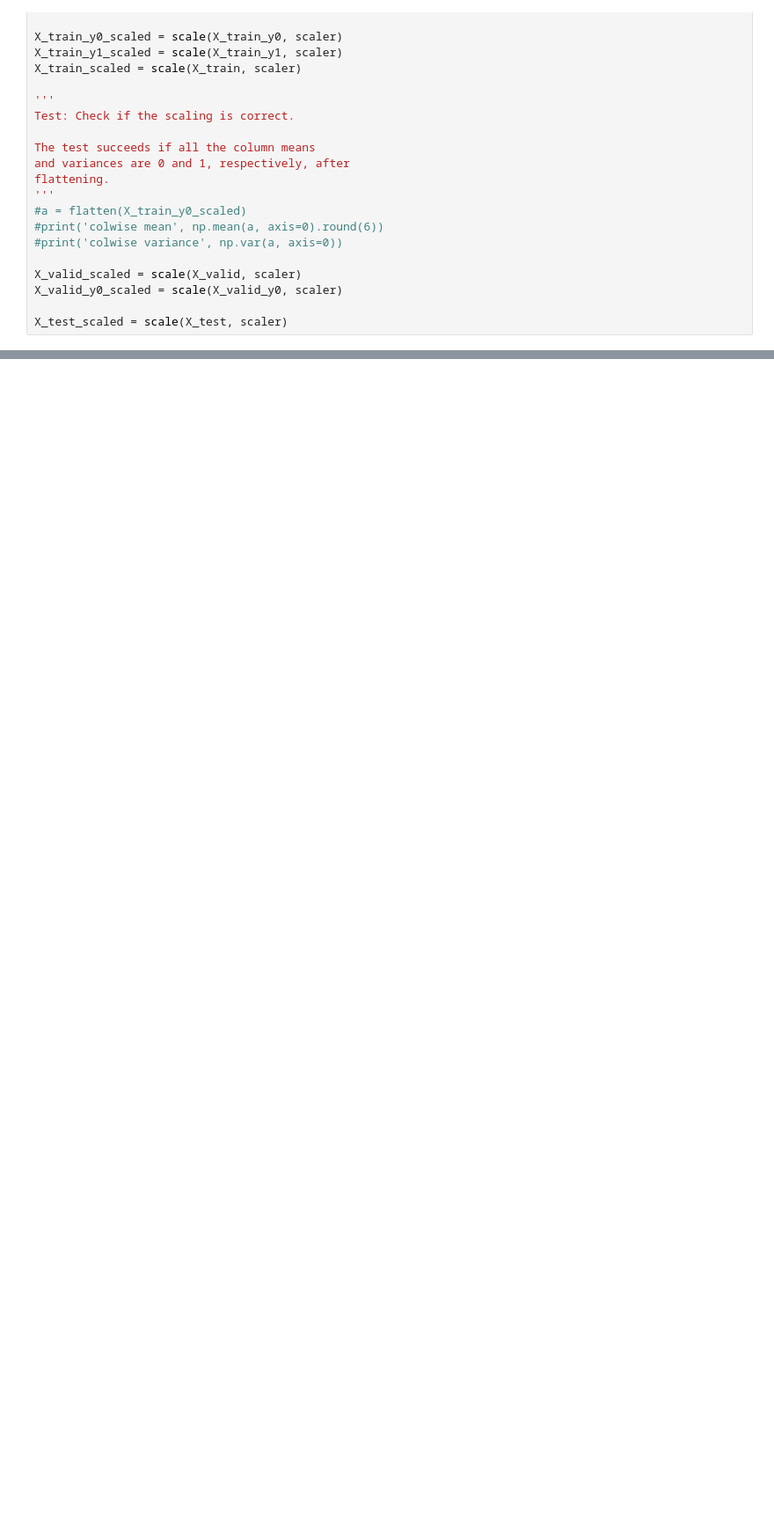
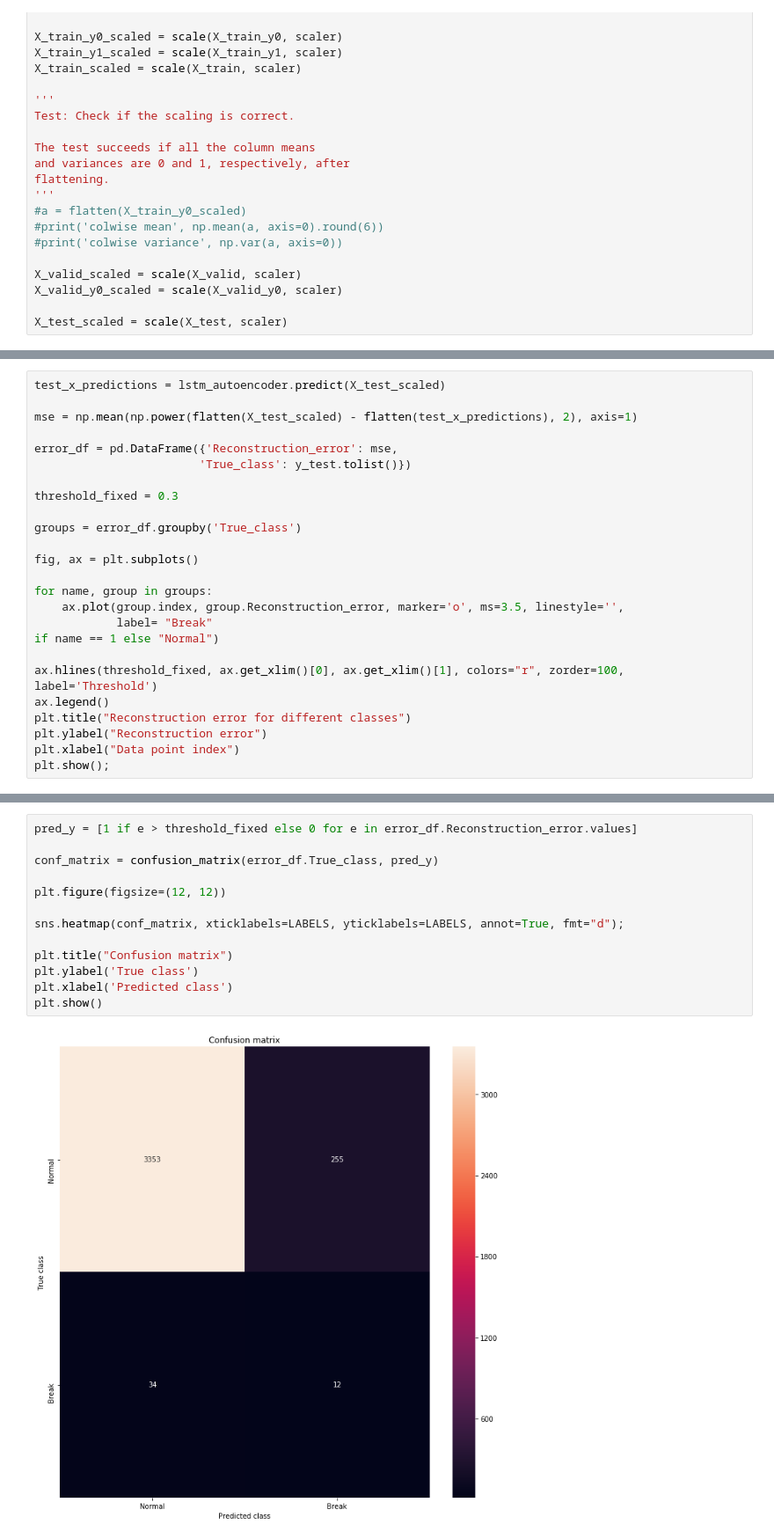
Before and after one commit to amanbhal/data-science, a Jupyter notebook: LSTM_Autoencoder_For_Rare_Events_Binary_Classification.ipynb, the cells around one changed output, grey strips where cells are left out. Shown: that part at 88% size. Drawn from its saved outputs; the diff is of its cells as text; blank space fills up the shorter version.

```diff
--- a/LSTM_Autoencoder_For_Rare_Events_Binary_Classification.ipynb
+++ b/LSTM_Autoencoder_For_Rare_Events_Binary_Classification.ipynb
@@ -235,0 +322,25 @@ lstm_autoencoder.summary()
+# %%
+test_x_predictions = lstm_autoencoder.predict(X_test_scaled)
+
+mse = np.mean(np.power(flatten(X_test_scaled) - flatten(test_x_predictions), 2), axis=1)
+
+error_df = pd.DataFrame({'Reconstruction_error': mse,
+                        'True_class': y_test.tolist()})
+
+threshold_fixed = 0.3
+
+groups = error_df.groupby('True_class')
+
+fig, ax = plt.subplots()
+
+for name, group in groups:
+    ax.plot(group.index, group.Reconstruction_error, marker='o', ms=3.5, linestyle='',
+            label= "Break"
+if name == 1 else "Normal")
+
+ax.hlines(threshold_fixed, ax.get_xlim()[0], ax.get_xlim()[1], colors="r", zorder=100, label='Threshold')
+ax.legend()
+plt.title("Reconstruction error for different classes")
+plt.ylabel("Reconstruction error")
+plt.xlabel("Data point index")
+plt.show();
@@ -235,0 +349,15 @@ lstm_autoencoder.summary()
+# %%
+pred_y = [1 if e > threshold_fixed else 0 for e in error_df.Reconstruction_error.values]
+
+conf_matrix = confusion_matrix(error_df.True_class, pred_y)
+
+plt.figure(figsize=(12, 12))
+
+sns.heatmap(conf_matrix, xticklabels=LABELS, yticklabels=LABELS, annot=True, fmt="d");
+
+plt.title("Confusion matrix")
+plt.ylabel('True class')
+plt.xlabel('Predicted class')
+plt.show()
+# %% [output]
+[figure, added]
```
Also changed, not shown: parts of 9 cells of this notebook.
